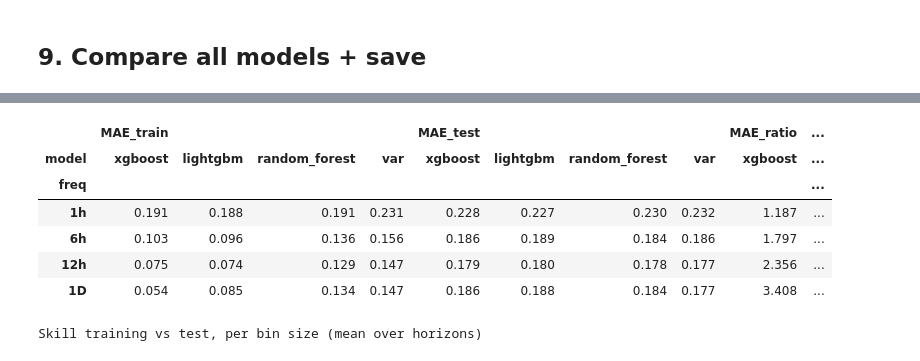
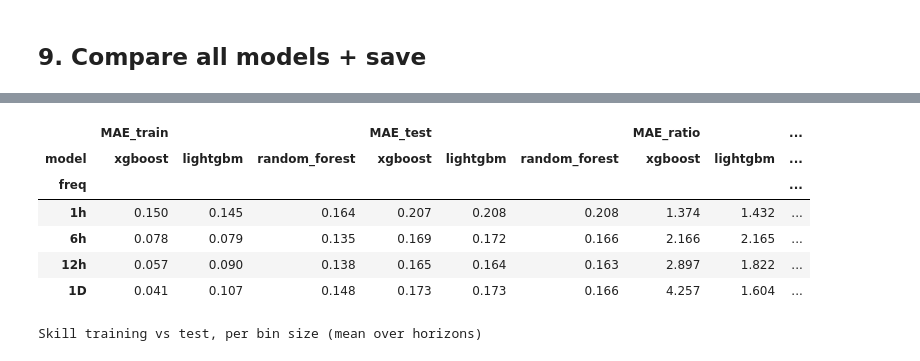
Before and after one commit to fadilaha/Sentiment-Forecast, a Jupyter notebook: sentiment_forecast_+randomforest.ipynb, the cells around one changed output, grey strips where cells are left out. Cells and saved outputs as stored; diff of their text form; code cells hidden in the pictures.

```diff
--- a/sentiment_forecast_+randomforest.ipynb
+++ b/sentiment_forecast_+randomforest.ipynb
@@ -303,8 +437,8 @@ def build_rolling_mean_features(agg, hours):
     y = agg[TARGET]
     f = pd.DataFrame(index=agg.index)
 
-    # Rolling windows: last 3 bins, 1 day, and 1 week(excluded)
-    windows = sorted({3, bins_per_day, bins_per_week})
+    # Rolling windows: last 3 bins (excluded), 1 day, and 1 week
+    windows = sorted({bins_per_day, bins_per_week})
 
     for window in windows:
         if window >= 2:
@@ -478,6 +615,6 @@ Platform columns: ['m_twitter', 'm_youtube', 'm_instagram', 'm_tiktok', 'm_faceb
 17 Indonesian public holidays loaded
 # %%
-# FEATURE 8: COMBINE ALL FEATURES
+# FEATURE 9: COMBINE ALL FEATURES
 # Combine all feature groups into a single DataFrame.
 # Each row represents one time bin, while each column represents
 # one feature describing the information available at that time.
@@ -487,11 +624,12 @@ def build_features(agg, hours):
     features = [
         build_lag_features(agg, hours),
         build_rolling_mean_features(agg, hours),
-        build_sentiment_dynamics_features(agg, hours),
-        build_sentiment_share_features(agg),
-        #build_volume_features(agg, hours),
+        #build_sentiment_dynamics_features(agg, hours),
+        #build_sentiment_share_features(agg),
+        build_volume_features(agg, hours),
         build_calendar_features(agg, hours),
-        build_exogenous_features(agg, hours)
+        build_engagement_features(agg, hours),
+        #build_exogenous_features(agg, hours)
     ]
 
     # Combine all feature groups column-wise
@@ -1323,10 +1272,10 @@ show('var')
 from statsmodels.tsa.arima.model import ARIMA
 import warnings
 
-ARIMA_TREND = 'c'      # include a constant = the long-run mean sentiment
+ARIMA_TREND = 'n'      # include a constant = the long-run mean sentiment
 
 # Candidate orders: p = 0..2, q = 0..2, d = 0  (8 models; (0,0,0) excluded)
-ARIMA_ORDERS = [(p, 0, q) for p in range(3) for q in range(3) if (p, q) != (0, 0)]
+ARIMA_ORDERS = [(p, 1, q) for p in range(3) for q in range(3) if (p, q) != (0, 0)]
 
 
 def select_arima_order(y_train):
@@ -1742,51 +1776,39 @@ All metrics saved to results_changefeat+exog2/metrics.csv
 # %%
 # ===== TRAINING vs TEST ERROR (overfitting check) =====
-# Training error: each model is fitted on the data before the first test fold (until 31 Aug)
+# Training error: each model is fitted on the data before the first test fold
 #                 and then predicts that SAME training data.
-# Test error    : the walk-forward errors on September already computed (SCORES).
+# Test error    : the walk-forward errors on the test period already computed (score()).
 # A test error much larger than the training error = the model memorised the training data.
-# ARIMA is left out: its in-sample multi-step forecasts are slow to compute and it has few parameters.
+# ARIMA is handled in its own cell (multi-step forecasts from training origins).
+
+MAKERS = {'xgboost': globals().get('make_xgb'),
+          'lightgbm': globals().get('make_lgb'),
+          'random_forest': globals().get('make_rf')}
+TT_MODELS = [m for m, f in MAKERS.items() if f is not None and m in PRED]
+print('Models included:', TT_MODELS)
 
 TT_ROWS = []
-
 for fq, D in DATA.items():
     X, y, w, T = D['X'], D['y'], D['w'], D['T']
     _, _, train_end = D['folds'][0]                 # cutoff = start of the test period
 
-    # ---- XGBoost and LightGBM: refit on the training period, predict the training period
-    for name, maker in (('xgboost', make_xgb), ('lightgbm', make_lgb), ('random_forest', make_rf)):
+    # ---- refit on the training period, predict the training period
+    for name in TT_MODELS:
         for s in D['steps']:
             tr = np.where(D['valid'] & (np.arange(T) + s < train_end))[0]
             if len(tr) < 50:
                 continue
-            m = maker()
+            m = MAKERS[name]()
             m.fit(X[tr], y[tr + s] - y[tr], sample_weight=w[tr + s])
             pred = y[tr] + m.predict(X[tr])
             TT_ROWS.append(dict(freq=fq, horizon_h=s * D['hours'], model=name,
                                 MAE_train=np.mean(np.abs(pred - y[tr + s])),
                                 MAE_pers_train=np.mean(np.abs(y[tr] - y[tr + s]))))
 
-    # ---- VAR: fit on the training period, forecast from every training origin
-    agg = D['agg']
-    Z = np.column_stack([(agg['share_pos'] - agg['share_neg']).to_numpy(float),
-                         agg['share_neu'].to_numpy(float),
-                         np.log1p(agg['n'].to_numpy(float))])
-    E = fourier_terms(D['times'], D['hours'])
-    p, B, _ = fit_var(Z, E, train_end, P_MAX.get(D['hours'], 7))
-    origins = np.arange(p, train_end - 1)
-    yhat = var_target(forecast_var(Z, E, p, B, origins, max(D['steps'])))
-    for s in D['steps']:
-        ok = origins + s < train_end
-        o = origins[ok]
-        TT_ROWS.append(dict(freq=fq, horizon_h=s * D['hours'], model='var',
-                            MAE_train=np.mean(np.abs(yhat[ok, s - 1] - y[o + s])),
-                            MAE_pers_train=np.mean(np.abs(y[o] - y[o + s]))))
-    print(f'{fq:>4} done')
-
 TT = pd.DataFrame(TT_ROWS)
 TT['skill_train'] = 1 - TT.MAE_train / TT.MAE_pers_train
 
-test_scores = pd.concat([score(m) for m in ('var', 'xgboost', 'lightgbm','random_forest') if m in PRED])
+test_scores = pd.concat([score(m) for m in TT_MODELS])
 TT = TT.merge(test_scores[['freq', 'horizon_h', 'model', 'MAE', 'skill']]
                 .rename(columns={'MAE': 'MAE_test', 'skill': 'skill_test'}),
               on=['freq', 'horizon_h', 'model'])
@@ -1794,34 +1816,10 @@ TT['MAE_ratio'] = TT.MAE_test / TT.MAE_train      # > 1 = larger error on unseen
 TT['skill_gap'] = TT.skill_train - TT.skill_test  # > 0 = model does better on data it has seen
 TT.to_csv(f'{OUT_DIR}/train_vs_test_error.csv', index=False)
 
-TT_MODELS = ['var', 'xgboost', 'lightgbm','random_forest']
 print('\nMAE training vs test, per bin size (mean over horizons)')
 display(TT.pivot_table(index='freq', columns='model', values=['MAE_train', 'MAE_test', 'MAE_ratio'],
                        sort=False).reindex(['1h', '6h', '12h', '1D']).round(3))
 print('\nSkill training vs test, per bin size (mean over horizons)')
 display(TT.pivot_table(index='freq', columns='model', values=['skill_train', 'skill_test', 'skill_gap'],
                        sort=False).reindex(['1h', '6h', '12h', '1D']).round(3))
-
-# ---- chart: MAE training vs test per bin size, one panel per model
-BINS = [b for b in ['1h', '6h', '12h', '1D'] if b in set(TT.freq)]
-fig, axes = plt.subplots(1, len(TT_MODELS), figsize=(15, 4.5), sharey=True)
-for ax, mdl in zip(axes, TT_MODELS):
-    g = TT[TT.model == mdl].groupby('freq')[['MAE_train', 'MAE_test']].mean().reindex(BINS)
-    xx = np.arange(len(BINS))
-    ax.bar(xx - 0.2, g.MAE_train, 0.4, label='training', color='#9a9a8e')
-    ax.bar(xx + 0.2, g.MAE_test, 0.4, label='test (September)', color='#2a6fdb')
-    for i, (a, b) in enumerate(zip(g.MAE_train, g.MAE_test)):
-        ax.text(i - 0.2, a + 0.003, f'{a:.3f}'.replace('.', ','), ha='center', fontsize=8)
-        ax.text(i + 0.2, b + 0.003, f'{b:.3f}'.replace('.', ','), ha='center', fontsize=8)
-    ax.set_xticks(xx, BINS)
-    ax.set_title(mdl.upper() if mdl == 'var' else mdl.capitalize().replace('gbm', 'GBM').replace('Xgboost', 'XGBoost'))
-    ax.spines[['top', 'right']].set_visible(False)
-axes[0].set_ylabel('MAE (mean over horizons)')
-handles, labels = axes[0].get_legend_handles_labels()
-fig.legend(handles, labels, frameon=False, ncol=2, loc='upper right')
-axes[0].set_ylim(0, TT[['MAE_train', 'MAE_test']].max().max() * 1.15)
-fig.suptitle('Training vs test error: a large gap means overfitting', x=0.01, ha='left', fontsize=12)
-fig.tight_layout()
-fig.savefig(f'{OUT_DIR}/train_vs_test_error.png', dpi=200, bbox_inches='tight')
-plt.show()
 # %% [output]
@@ -1832,10 +1827,10 @@ plt.show()
 
 MAE training vs test, per bin size (mean over horizons)
-|  | MAE_train |  |  |  | MAE_test |  |  |  | MAE_ratio | ... |
-| model | xgboost | lightgbm | random_forest | var | xgboost | lightgbm | random_forest | var | xgboost | ... |
-| freq |  |  |  |  |  |  |  |  |  | ... |
-| 1h | 0.191 | 0.188 | 0.191 | 0.231 | 0.228 | 0.227 | 0.230 | 0.232 | 1.187 | ... |
-| 6h | 0.103 | 0.096 | 0.136 | 0.156 | 0.186 | 0.189 | 0.184 | 0.186 | 1.797 | ... |
-| 12h | 0.075 | 0.074 | 0.129 | 0.147 | 0.179 | 0.180 | 0.178 | 0.177 | 2.356 | ... |
-| 1D | 0.054 | 0.085 | 0.134 | 0.147 | 0.186 | 0.188 | 0.184 | 0.177 | 3.408 | ... |
+|  | MAE_train |  |  | MAE_test |  |  | MAE_ratio |  | ... |
+| model | xgboost | lightgbm | random_forest | xgboost | lightgbm | random_forest | xgboost | lightgbm | ... |
+| freq |  |  |  |  |  |  |  |  | ... |
+| 1h | 0.150 | 0.145 | 0.164 | 0.207 | 0.208 | 0.208 | 1.374 | 1.432 | ... |
+| 6h | 0.078 | 0.079 | 0.135 | 0.169 | 0.172 | 0.166 | 2.166 | 2.165 | ... |
+| 12h | 0.057 | 0.090 | 0.138 | 0.165 | 0.164 | 0.163 | 2.897 | 1.822 | ... |
+| 1D | 0.041 | 0.107 | 0.148 | 0.173 | 0.173 | 0.166 | 4.257 | 1.604 | ... |
 Skill training vs test, per bin size (mean over horizons)
```
Also changed, not shown: parts of 41 cells of this notebook.
